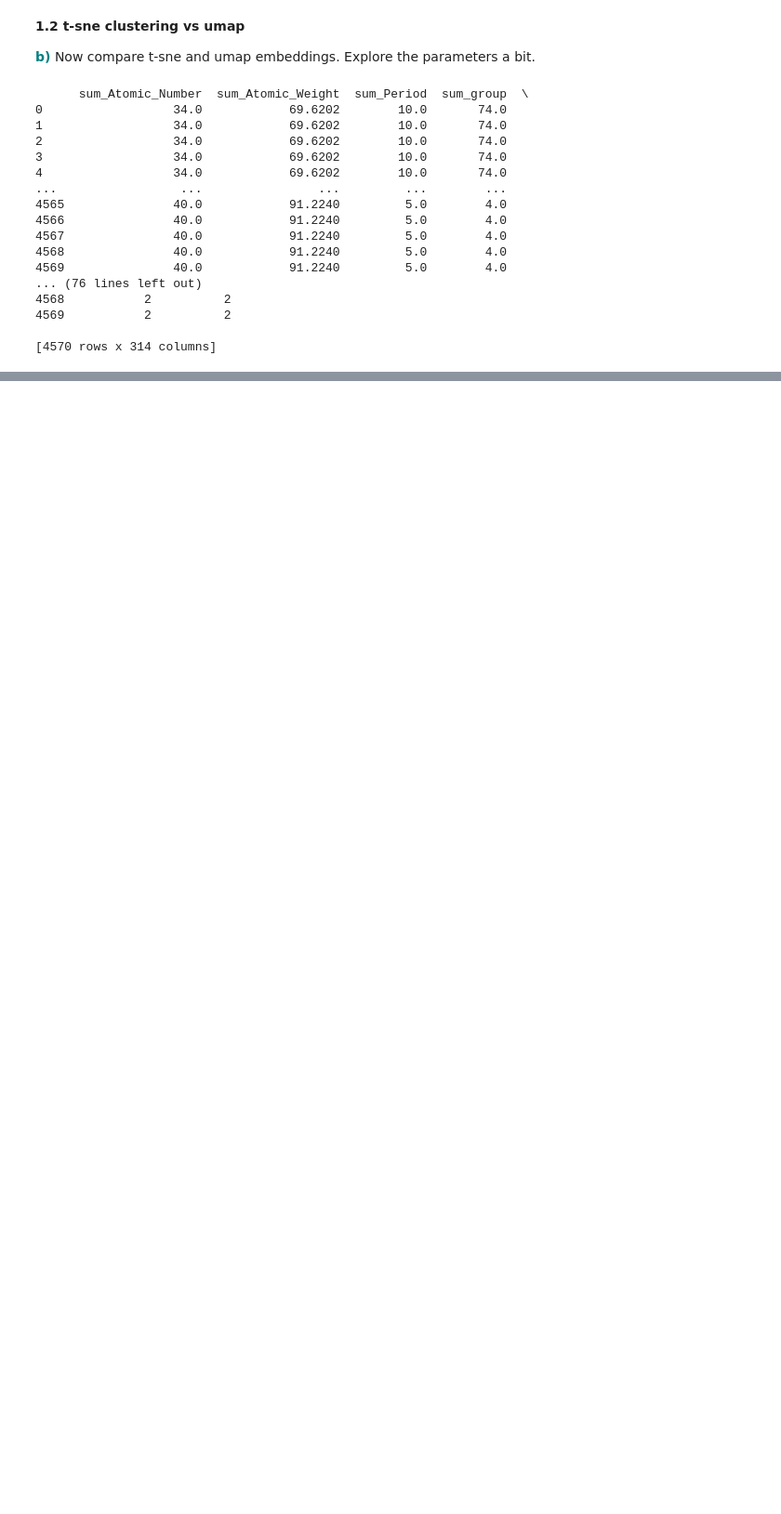
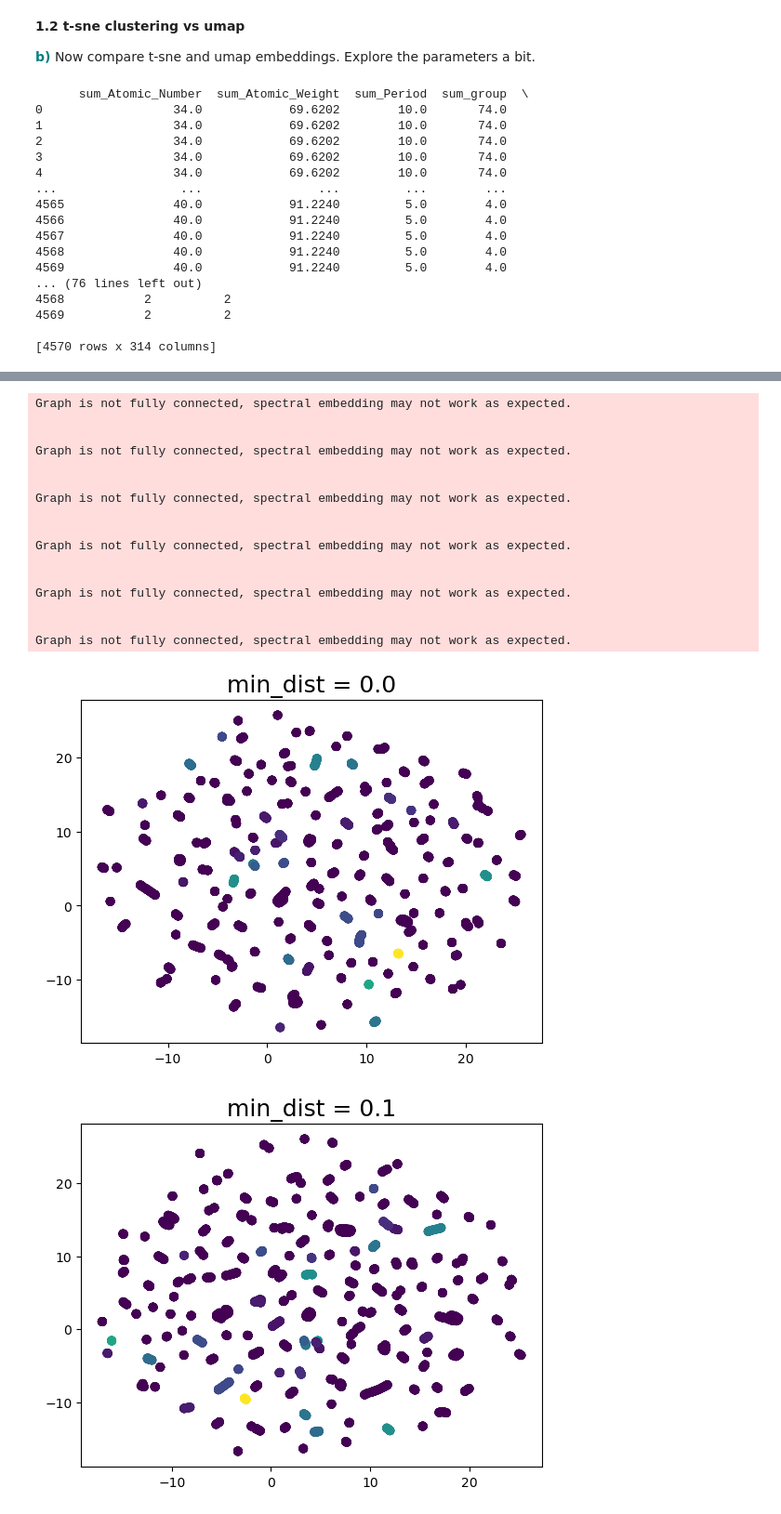
Before and after one commit to AJB33/MaterialsInformatics, a Jupyter notebook: HW/HW2/HW2 Q3.ipynb, the cells around one changed output, grey strips where cells are left out. Shown at 93% size. Drawn from its saved outputs; the diff is of its cells as text; code cells hidden in the pictures; blank space fills up the shorter version.

```diff
--- a/HW/HW2/HW2 Q3.ipynb
+++ b/HW/HW2/HW2 Q3.ipynb
@@ -194,0 +239,24 @@ fig_2d.show()
+# %%
+# explore how min dist affects Umap distribution
+
+for d in (0.0, 0.1, 0.25, 0.5, 0.8, 0.99):
+    draw_umap(min_dist=d, title='min_dist = {}'.format(d))
+# %% [output]
+Graph is not fully connected, spectral embedding may not work as expected.
+
+
+Graph is not fully connected, spectral embedding may not work as expected.
+
+
+Graph is not fully connected, spectral embedding may not work as expected.
+
+
+Graph is not fully connected, spectral embedding may not work as expected.
+
+
+Graph is not fully connected, spectral embedding may not work as expected.
+
+
+Graph is not fully connected, spectral embedding may not work as expected.
+[figure, added]
+[figure, added]
```
Also changed, not shown: parts of 8 cells of this notebook, 1 other file.
